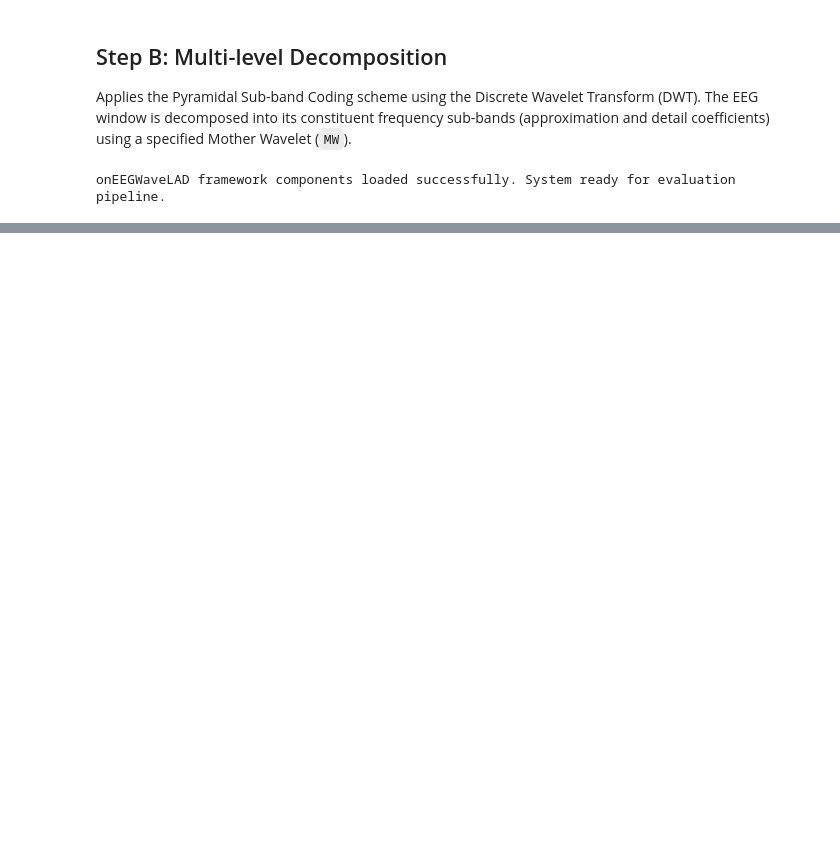
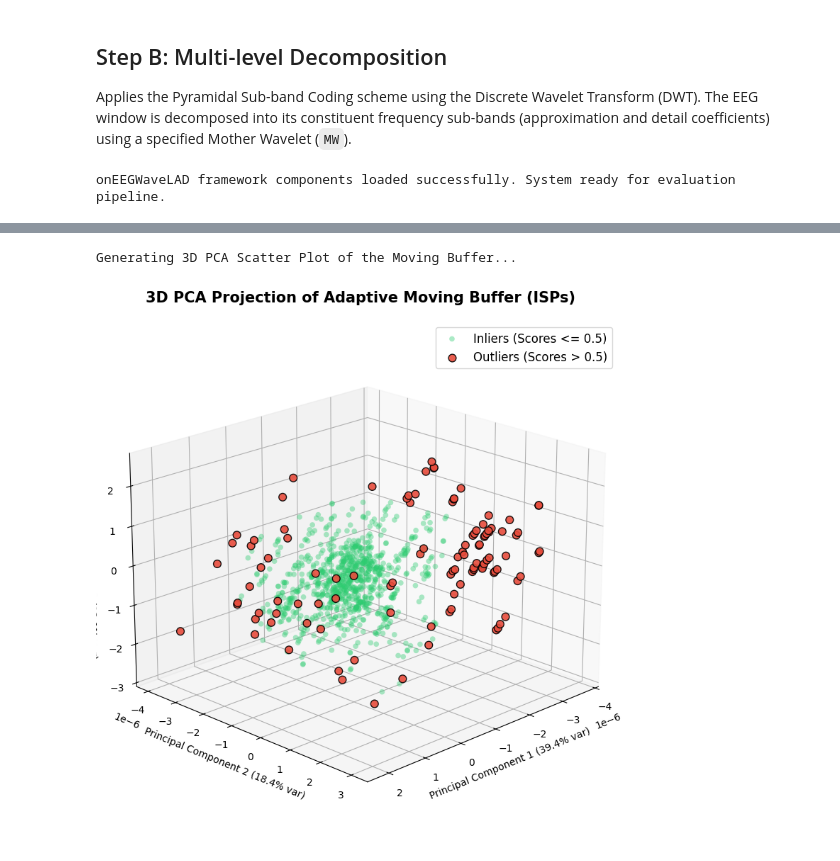
Before and after one commit to Areca293/Evaluating-the-Isolation-Forest-unsupervised-anomaly-detector-of-onEEGWaveLAD, a Jupyter notebook: onEEGwaveLAD_Framework.ipynb, the cells around one changed output, grey strips where cells are left out. Saved outputs shown, nothing was run; the diff lists cells and outputs as text; code cells hidden in the pictures; blank space fills up the shorter version.

```diff
--- a/onEEGwaveLAD_Framework.ipynb
+++ b/onEEGwaveLAD_Framework.ipynb
@@ -559,0 +604,67 @@ Required moving buffer evolution time reached. Terminating execution block.
+# %%
+# =================================================================
+# Visualization 3: 3D PCA Scatter Plot (Inliers vs Outliers in the Moving Buffer)
+# =================================================================
+from sklearn.decomposition import PCA
+from mpl_toolkits.mplot3d import Axes3D # Import the 3D plotting module
+
+if target_debug_info is not None:
+    print("\nGenerating 3D PCA Scatter Plot of the Moving Buffer...")
+
+    # 1. Retrieve the complete moving buffer data at the exact moment the artifact was captured
+    buffer_data = target_debug_info['Step_D_Moving_Buffer']
+
+    # 2. Recalculate anomaly scores for all historical data points within the buffer to distinguish inliers from outliers
+    # Extract the identical Isolation Forest model used during the capture of this specific window
+    model = denoiser.models[debug_ch_idx]
+
+    # Predict anomaly scores for the entire buffer
+    buffer_scores = model.predict(buffer_data)
+
+    # 3. Classify inliers (normal) and outliers (anomalous) based on the predefined threshold Ta
+    is_outlier = buffer_scores > denoiser.Ta
+
+    # 4. Apply Principal Component Analysis (PCA) to reduce the high-dimensional feature space to 3 dimensions
+    pca = PCA(n_components=3)
+    pca_result = pca.fit_transform(buffer_data)
+
+    # Segregate the dimensionality-reduced data for distinct color mapping
+    inliers_pca = pca_result[~is_outlier]
+    outliers_pca = pca_result[is_outlier]
+
+    # Initialize the 3D scatter plot visualization
+    fig3d = plt.figure(figsize=(10, 8))
+    ax3d = fig3d.add_subplot(111, projection='3d')
+
+    # Render the normal inliers (green points, with higher transparency to prevent visual occlusion)
+    if len(inliers_pca) > 0:
+        ax3d.scatter(inliers_pca[:, 0], inliers_pca[:, 1], inliers_pca[:, 2],
+                     c='#2ecc71', label=f'Inliers (Scores <= {denoiser.Ta})',
+                     alpha=0.4, edgecolors='none', s=30)
+
+    # Render the anomalous outliers (red points, enlarged and with deeper color for emphasis)
+    if len(outliers_pca) > 0:
+        ax3d.scatter(outliers_pca[:, 0], outliers_pca[:, 1], outliers_pca[:, 2],
+                     c='#e74c3c', label=f'Outliers (Scores > {denoiser.Ta})',
+                     alpha=0.9, edgecolors='k', s=60)
+
+    # Configure the plot title and axis labels, annotating the explained variance ratio for academic rigor
+    ax3d.set_title("3D PCA Projection of Adaptive Moving Buffer (ISPs)", fontsize=15, fontweight='bold', pad=20)
+    ax3d.set_xlabel(f"Principal Component 1 ({pca.explained_variance_ratio_[0]:.1%} var)")
+    ax3d.set_ylabel(f"Principal Component 2 ({pca.explained_variance_ratio_[1]:.1%} var)")
+    ax3d.set_zlabel(f"Principal Component 3 ({pca.explained_variance_ratio_[2]:.1%} var)")
+
+    # Adjust the viewing angle (elevation and azimuth) to obtain the optimal perspective based on data distribution
+    ax3d.view_init(elev=20, azim=45)
+
+    # Configure the legend and background style
+    ax3d.legend(loc='upper right', fontsize=12)
+    ax3d.grid(True, linestyle=':', alpha=0.6)
+
+    plt.tight_layout()
+    plt.show()
+else:
+    print("Cannot generate PCA plot: No target buffer data was captured.")
+# %% [output]
+Generating 3D PCA Scatter Plot of the Moving Buffer...
+[figure, added]
```
Also changed, not shown: parts of 6 cells of this notebook.
